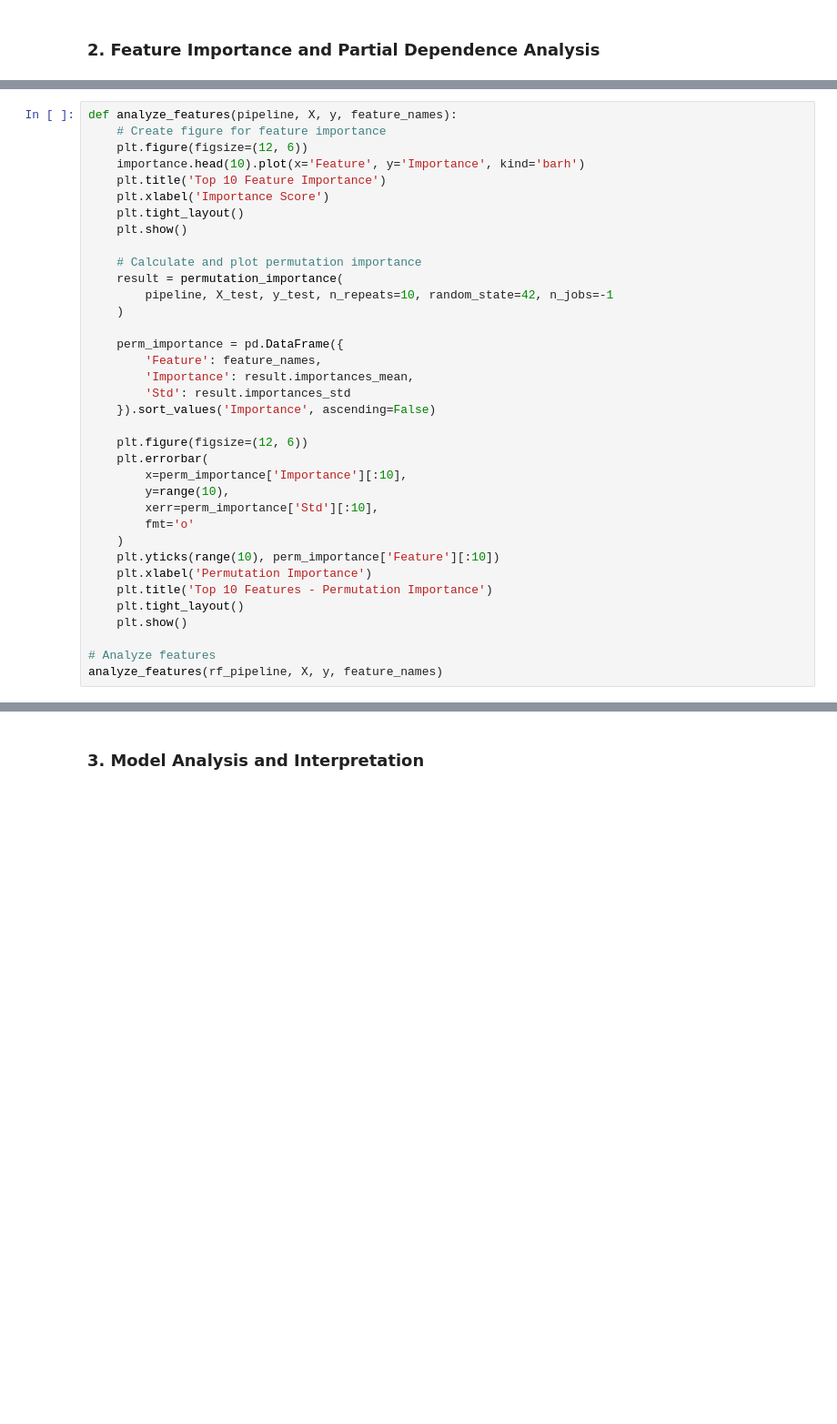
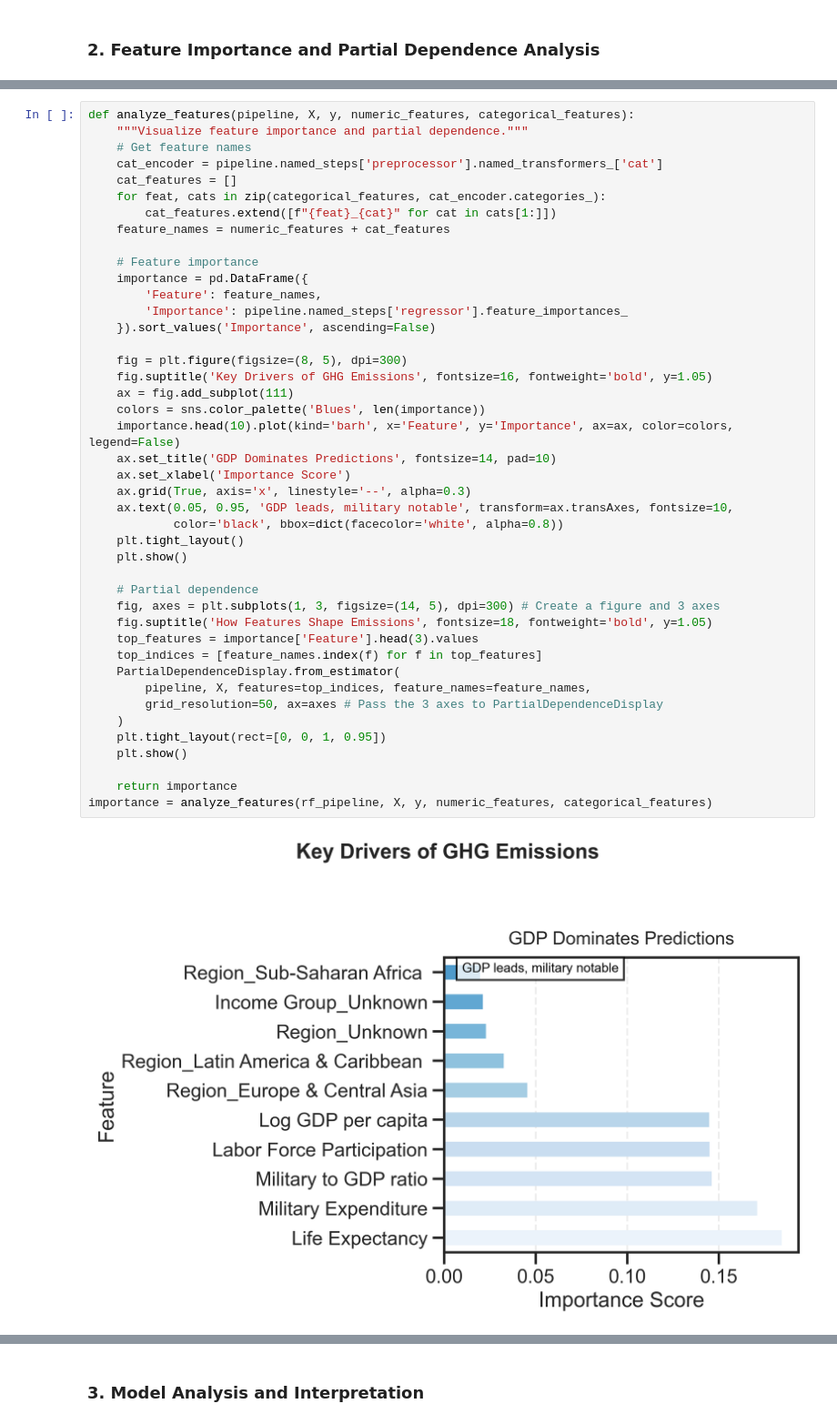
Before and after one commit to harryt50/INDE577_WDI, a Jupyter notebook: supervised learning/random_forests/random_forests_notebook.ipynb, the cells around one changed output, grey strips where cells are left out. Shown at 91% size. Drawn from its saved outputs; the diff is of its cells as text; blank space fills up the shorter version.

Commit message:
Implement code changes to enhance visualization

```diff
--- a/supervised learning/random_forests/random_forests_notebook.ipynb
+++ b/supervised learning/random_forests/random_forests_notebook.ipynb
@@ -353,36 +429,45 @@ NameError: name 'numeric_columns' is not defined
 # %%
-def analyze_features(pipeline, X, y, feature_names):
-    # Create figure for feature importance
-    plt.figure(figsize=(12, 6))
-    importance.head(10).plot(x='Feature', y='Importance', kind='barh')
-    plt.title('Top 10 Feature Importance')
-    plt.xlabel('Importance Score')
+def analyze_features(pipeline, X, y, numeric_features, categorical_features):
+    """Visualize feature importance and partial dependence."""
+    # Get feature names
+    cat_encoder = pipeline.named_steps['preprocessor'].named_transformers_['cat']
+    cat_features = []
+    for feat, cats in zip(categorical_features, cat_encoder.categories_):
+        cat_features.extend([f"{feat}_{cat}" for cat in cats[1:]])
+    feature_names = numeric_features + cat_features
+
+    # Feature importance
+    importance = pd.DataFrame({
+        'Feature': feature_names,
+        'Importance': pipeline.named_steps['regressor'].feature_importances_
+    }).sort_values('Importance', ascending=False)
+
+    fig = plt.figure(figsize=(8, 5), dpi=300)
+    fig.suptitle('Key Drivers of GHG Emissions', fontsize=16, fontweight='bold', y=1.05)
+    ax = fig.add_subplot(111)
+    colors = sns.color_palette('Blues', len(importance))
+    importance.head(10).plot(kind='barh', x='Feature', y='Importance', ax=ax, color=colors, legend=False)
+    ax.set_title('GDP Dominates Predictions', fontsize=14, pad=10)
+    ax.set_xlabel('Importance Score')
+    ax.grid(True, axis='x', linestyle='--', alpha=0.3)
+    ax.text(0.05, 0.95, 'GDP leads, military notable', transform=ax.transAxes, fontsize=10,
+            color='black', bbox=dict(facecolor='white', alpha=0.8))
     plt.tight_layout()
     plt.show()
 
-    # Calculate and plot permutation importance
-    result = permutation_importance(
-        pipeline, X_test, y_test, n_repeats=10, random_state=42, n_jobs=-1
+    # Partial dependence
+    fig, axes = plt.subplots(1, 3, figsize=(14, 5), dpi=300) # Create a figure and 3 axes
+    fig.suptitle('How Features Shape Emissions', fontsize=18, fontweight='bold', y=1.05)
+    top_features = importance['Feature'].head(3).values
+    top_indices = [feature_names.index(f) for f in top_features]
+    PartialDependenceDisplay.from_estimator(
+        pipeline, X, features=top_indices, feature_names=feature_names,
+        grid_resolution=50, ax=axes # Pass the 3 axes to PartialDependenceDisplay
     )
-
-    perm_importance = pd.DataFrame({
-        'Feature': feature_names,
-        'Importance': result.importances_mean,
-        'Std': result.importances_std
-    }).sort_values('Importance', ascending=False)
-
-    plt.figure(figsize=(12, 6))
-    plt.errorbar(
-        x=perm_importance['Importance'][:10],
-        y=range(10),
-        xerr=perm_importance['Std'][:10],
-        fmt='o'
-    )
-    plt.yticks(range(10), perm_importance['Feature'][:10])
-    plt.xlabel('Permutation Importance')
-    plt.title('Top 10 Features - Permutation Importance')
-    plt.tight_layout()
+    plt.tight_layout(rect=[0, 0, 1, 0.95])
     plt.show()
 
-# Analyze features
-analyze_features(rf_pipeline, X, y, feature_names)
+    return importance
+importance = analyze_features(rf_pipeline, X, y, numeric_features, categorical_features)
+# %% [output]
+[figure, added]
```
Also changed, not shown: parts of 20 cells of this notebook.
